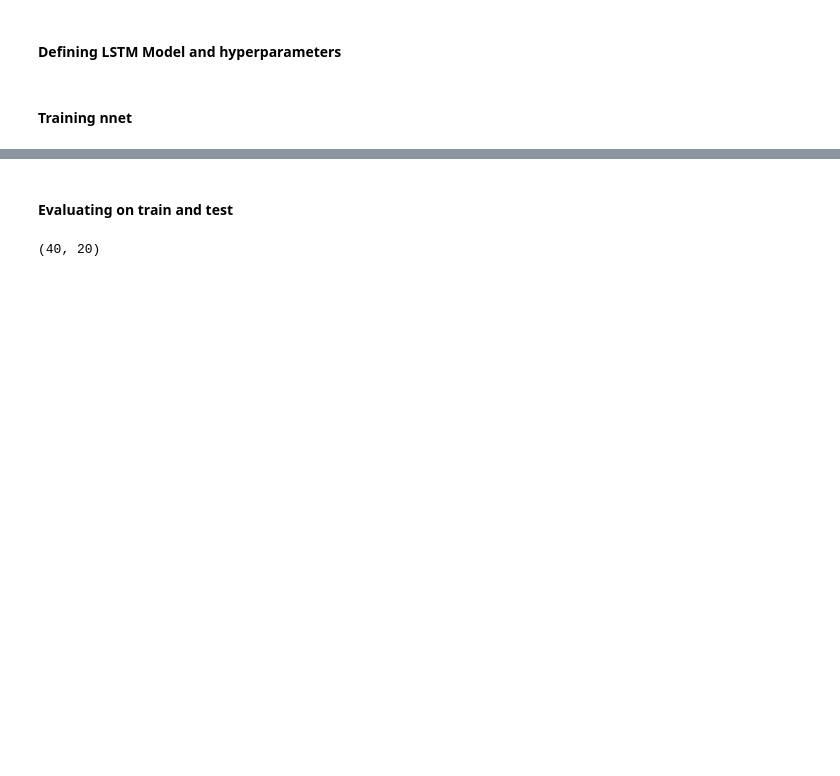
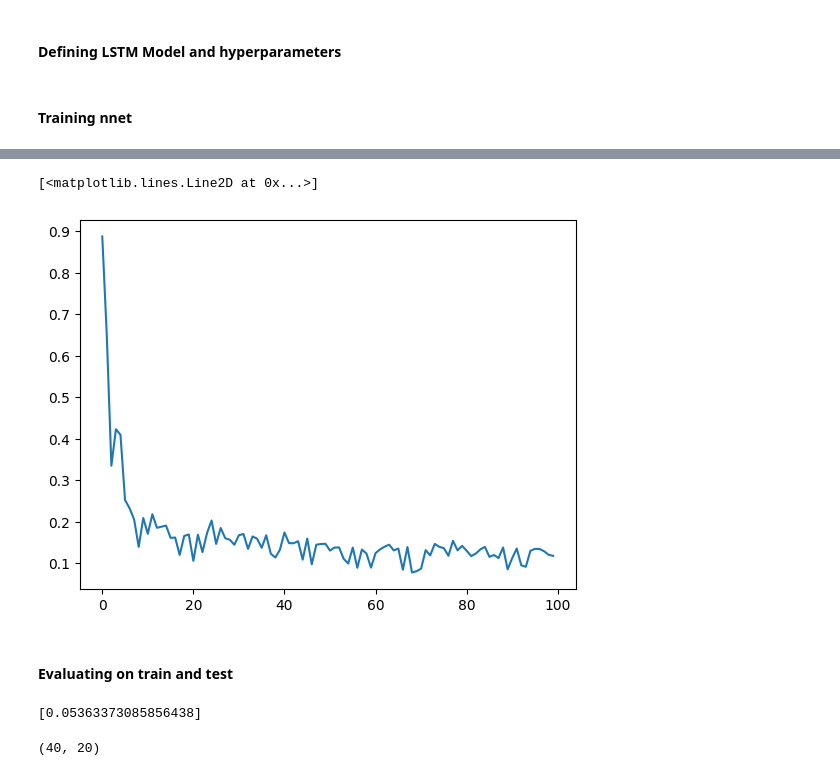
Before and after one commit to marianataglio/seriestemporales, a Jupyter notebook: overfitting_lstm.ipynb, the cells around one changed output, grey strips where cells are left out. Cells and saved outputs as stored; diff of their text form; code cells hidden in the pictures; blank space fills up the shorter version.

```diff
--- a/overfitting_lstm.ipynb
+++ b/overfitting_lstm.ipynb
@@ -126,3 +126,8 @@ Epoch 100/100, Train Loss: 0.1180
+# %%
+plt.plot(train_loss)
+# %% [output]
+[<matplotlib.lines.Line2D at 0x...>]
+[figure, added]
 # %% [markdown]
 #### Evaluating on train and test
 # %%
@@ -151,6 +155,10 @@ with torch.no_grad():
 
         test_loss.append(loss_fn(y_pred_test, y_test).item())
         test_rmse.append(np.sqrt(loss_fn(y_pred_test, y_test).item()))
+# %%
+test_loss
+# %% [output]
+[0.05363373085856438]
 # %%
 # creo un array concatenando las predicciones
 train_array = np.concatenate([tensor.flatten() for tensor in train_preds])
```
Also changed, not shown: parts of 12 cells of this notebook.
